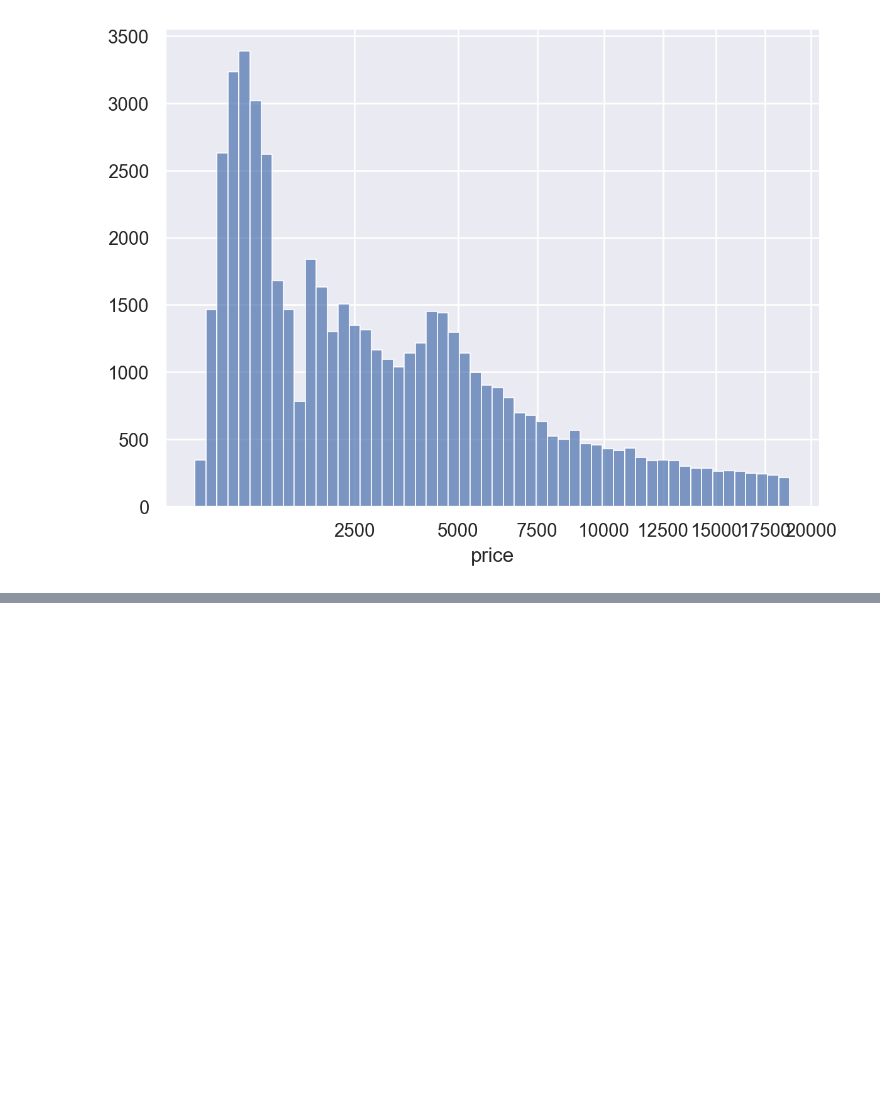
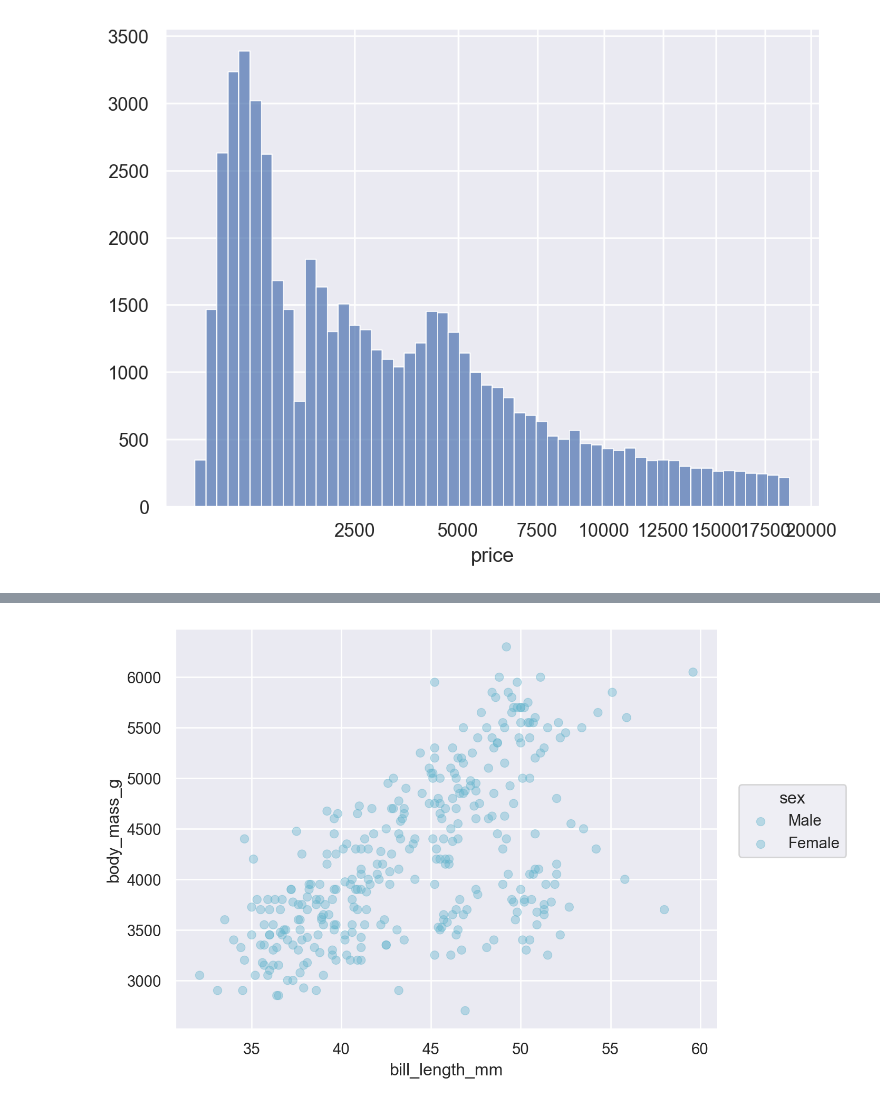
Before and after one commit to jhwn533/Pallet-Town, a Jupyter notebook: Properties of Mark objects.ipynb, the cells around one changed output, grey strips where cells are left out. Cells and saved outputs as stored; diff of their text form; code cells hidden in the pictures; blank space fills up the shorter version.

```diff
--- a/Properties of Mark objects.ipynb
+++ b/Properties of Mark objects.ipynb
@@ -39,0 +87,7 @@ p.add(so.Bars(), so.Hist())
+# %%
+(
+    so.Plot(penguins, x="bill_length_mm", y="body_mass_g", color = 'sex')
+    .add(so.Dot(color = 'C9', alpha = 0.4))
+)
+# %% [output]
+[figure, added]
```
Also changed, not shown: parts of 8 cells of this notebook.
